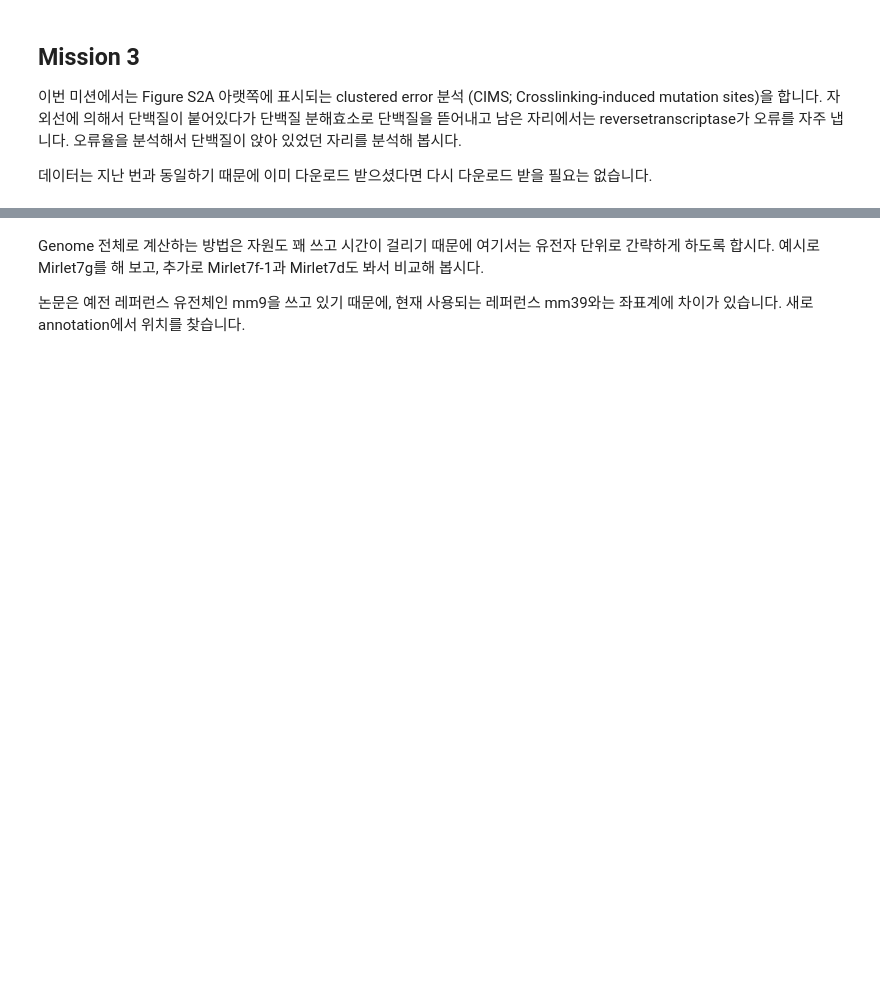
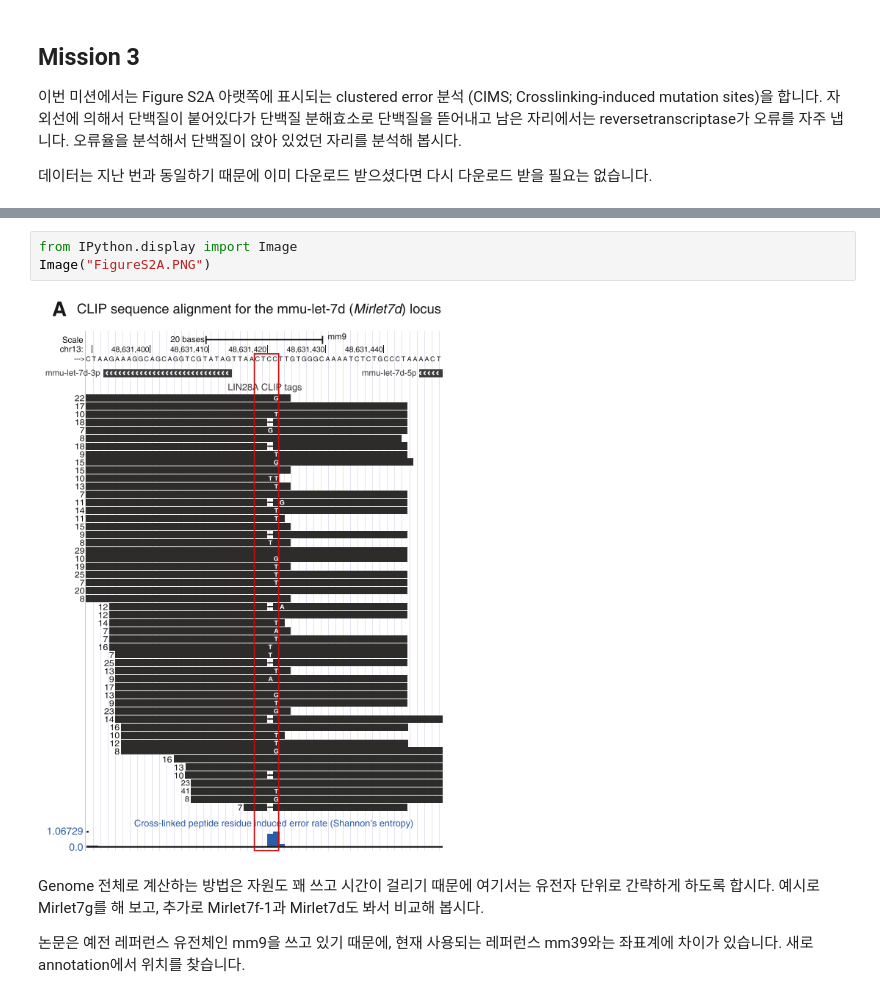
Before and after one commit to babaling/2021bioinfo1, a Jupyter notebook: Mission/Mission 3.ipynb, the cells around one changed output, grey strips where cells are left out. Saved outputs shown, nothing was run; the diff lists cells and outputs as text; blank space fills up the shorter version.

Commit message:
Add FigureS2A

```diff
--- a/Mission/Mission 3.ipynb
+++ b/Mission/Mission 3.ipynb
@@ -79,3 +11,8 @@ dc24f69e8f571fc8be30f28ce5b84fcd  RPF-siLuc.bam.bai
+# %%
+from IPython.display import Image
+Image("FigureS2A.PNG")
+# %% [output]
+[figure, added]
 # %% [markdown]
 Genome 전체로 계산하는 방법은 자원도 꽤 쓰고 시간이 걸리기 때문에 여기서는 유전자 단위로 간략하게 하도록 합시다. 예시로 Mirlet7g를 해 보고, 추가로 Mirlet7f-1과 Mirlet7d도 봐서 비교해 봅시다.
 
```
Also changed, not shown: parts of 26 cells of this notebook.
